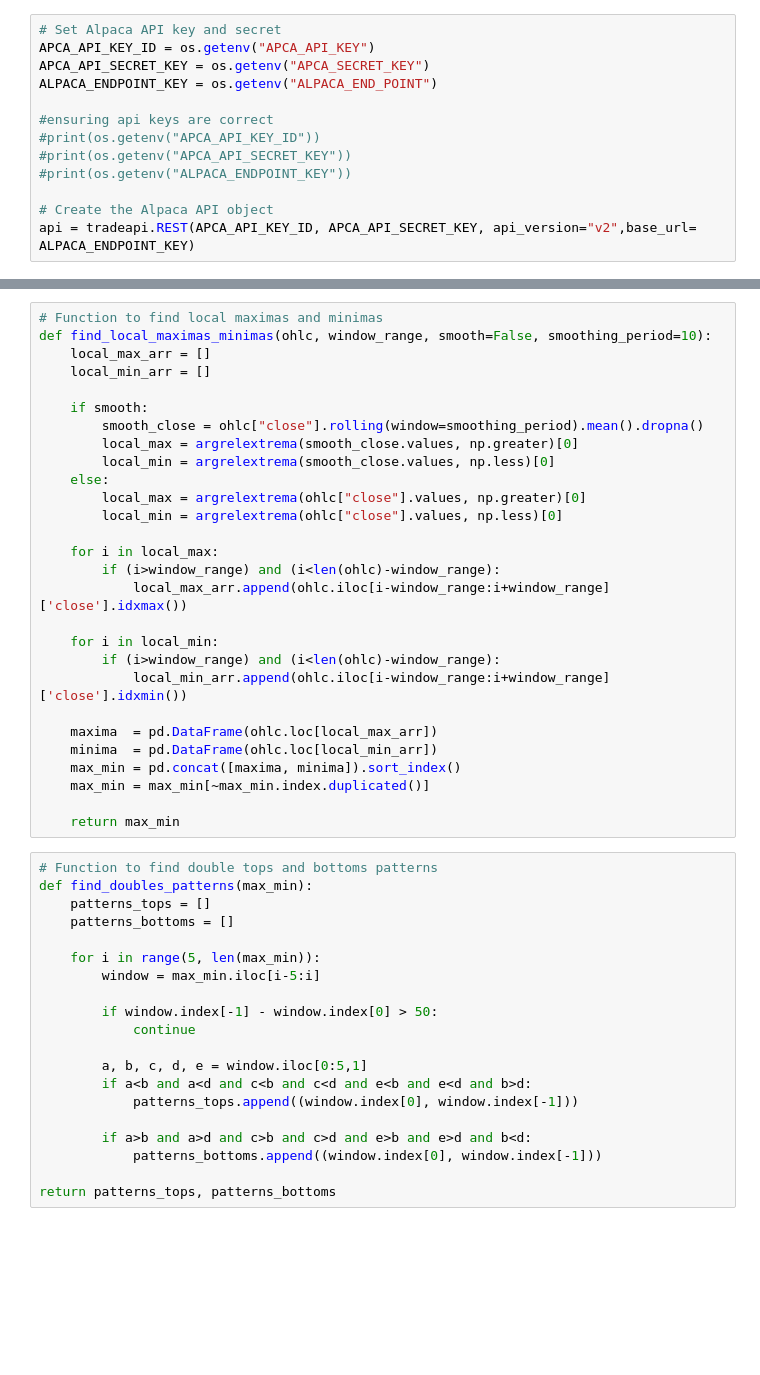
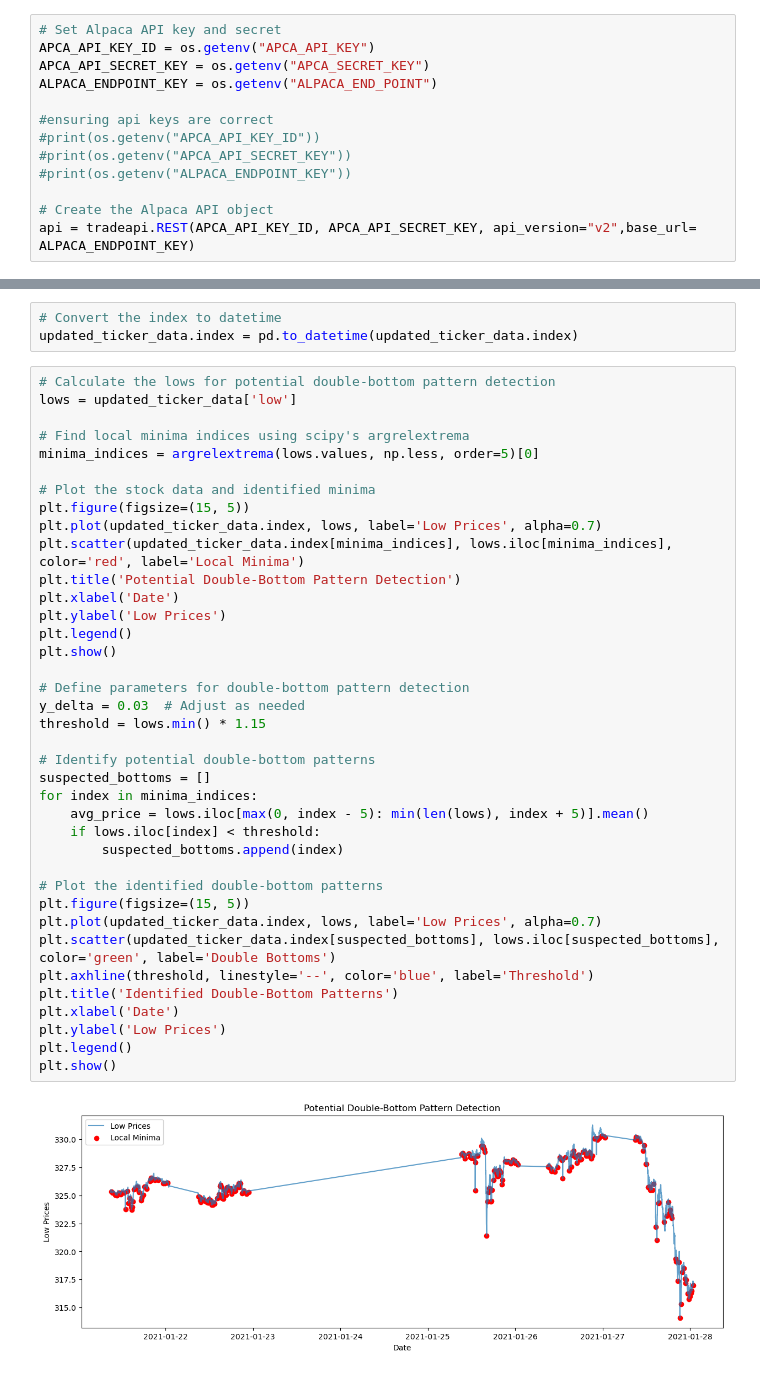
Before and after one commit to dahmadi/TheTrendIsYourFriend, a Jupyter notebook: TrendIsYourFriend.ipynb, the cells around one changed output, grey strips where cells are left out. Saved outputs shown, nothing was run; the diff lists cells and outputs as text; blank space fills up the shorter version.

Commit message:
removed functions, visualized double bottoms and local min

```diff
--- a/TrendIsYourFriend.ipynb
+++ b/TrendIsYourFriend.ipynb
@@ -92,48 +89,43 @@ updated_ticker_data
 # %%
-# Function to find local maximas and minimas
-def find_local_maximas_minimas(ohlc, window_range, smooth=False, smoothing_period=10):
-    local_max_arr = []
-    local_min_arr = []
-
-    if smooth:
-        smooth_close = ohlc["close"].rolling(window=smoothing_period).mean().dropna()
-        local_max = argrelextrema(smooth_close.values, np.greater)[0]
-        local_min = argrelextrema(smooth_close.values, np.less)[0]
-    else:
-        local_max = argrelextrema(ohlc["close"].values, np.greater)[0]
-        local_min = argrelextrema(ohlc["close"].values, np.less)[0]
-
-    for i in local_max:
-        if (i>window_range) and (i<len(ohlc)-window_range):
-            local_max_arr.append(ohlc.iloc[i-window_range:i+window_range]['close'].idxmax())
-
-    for i in local_min:
-        if (i>window_range) and (i<len(ohlc)-window_range):
-            local_min_arr.append(ohlc.iloc[i-window_range:i+window_range]['close'].idxmin())
-
-    maxima  = pd.DataFrame(ohlc.loc[local_max_arr])
-    minima  = pd.DataFrame(ohlc.loc[local_min_arr])
-    max_min = pd.concat([maxima, minima]).sort_index()
-    max_min = max_min[~max_min.index.duplicated()]
-
-    return max_min
+# Convert the index to datetime
+updated_ticker_data.index = pd.to_datetime(updated_ticker_data.index)
 # %%
-# Function to find double tops and bottoms patterns
-def find_doubles_patterns(max_min):
-    patterns_tops = []
-    patterns_bottoms = []
+# Calculate the lows for potential double-bottom pattern detection
+lows = updated_ticker_data['low']
 
-    for i in range(5, len(max_min)):
-        window = max_min.iloc[i-5:i]
+# Find local minima indices using scipy's argrelextrema
+minima_indices = argrelextrema(lows.values, np.less, order=5)[0]
 
-        if window.index[-1] - window.index[0] > 50:
-            continue
+# Plot the stock data and identified minima
+plt.figure(figsize=(15, 5))
+plt.plot(updated_ticker_data.index, lows, label='Low Prices', alpha=0.7)
+plt.scatter(updated_ticker_data.index[minima_indices], lows.iloc[minima_indices], color='red', label='Local Minima')
+plt.title('Potential Double-Bottom Pattern Detection')
+plt.xlabel('Date')
+plt.ylabel('Low Prices')
+plt.legend()
+plt.show()
 
-        a, b, c, d, e = window.iloc[0:5,1]
-        if a<b and a<d and c<b and c<d and e<b and e<d and b>d:
-            patterns_tops.append((window.index[0], window.index[-1]))
+# Define parameters for double-bottom pattern detection
+y_delta = 0.03  # Adjust as needed
+threshold = lows.min() * 1.15
 
-        if a>b and a>d and c>b and c>d and e>b and e>d and b<d:
-            patterns_bottoms.append((window.index[0], window.index[-1]))
+# Identify potential double-bottom patterns
+suspected_bottoms = []
+for index in minima_indices:
+    avg_price = lows.iloc[max(0, index - 5): min(len(lows), index + 5)].mean()
+    if lows.iloc[index] < threshold:
+        suspected_bottoms.append(index)
 
-return patterns_tops, patterns_bottoms
+# Plot the identified double-bottom patterns
+plt.figure(figsize=(15, 5))
+plt.plot(updated_ticker_data.index, lows, label='Low Prices', alpha=0.7)
+plt.scatter(updated_ticker_data.index[suspected_bottoms], lows.iloc[suspected_bottoms], color='green', label='Double Bottoms')
+plt.axhline(threshold, linestyle='--', color='blue', label='Threshold')
+plt.title('Identified Double-Bottom Patterns')
+plt.xlabel('Date')
+plt.ylabel('Low Prices')
+plt.legend()
+plt.show()
+# %% [output]
+[figure, added]
```
Also changed, not shown: parts of 4 cells of this notebook.
